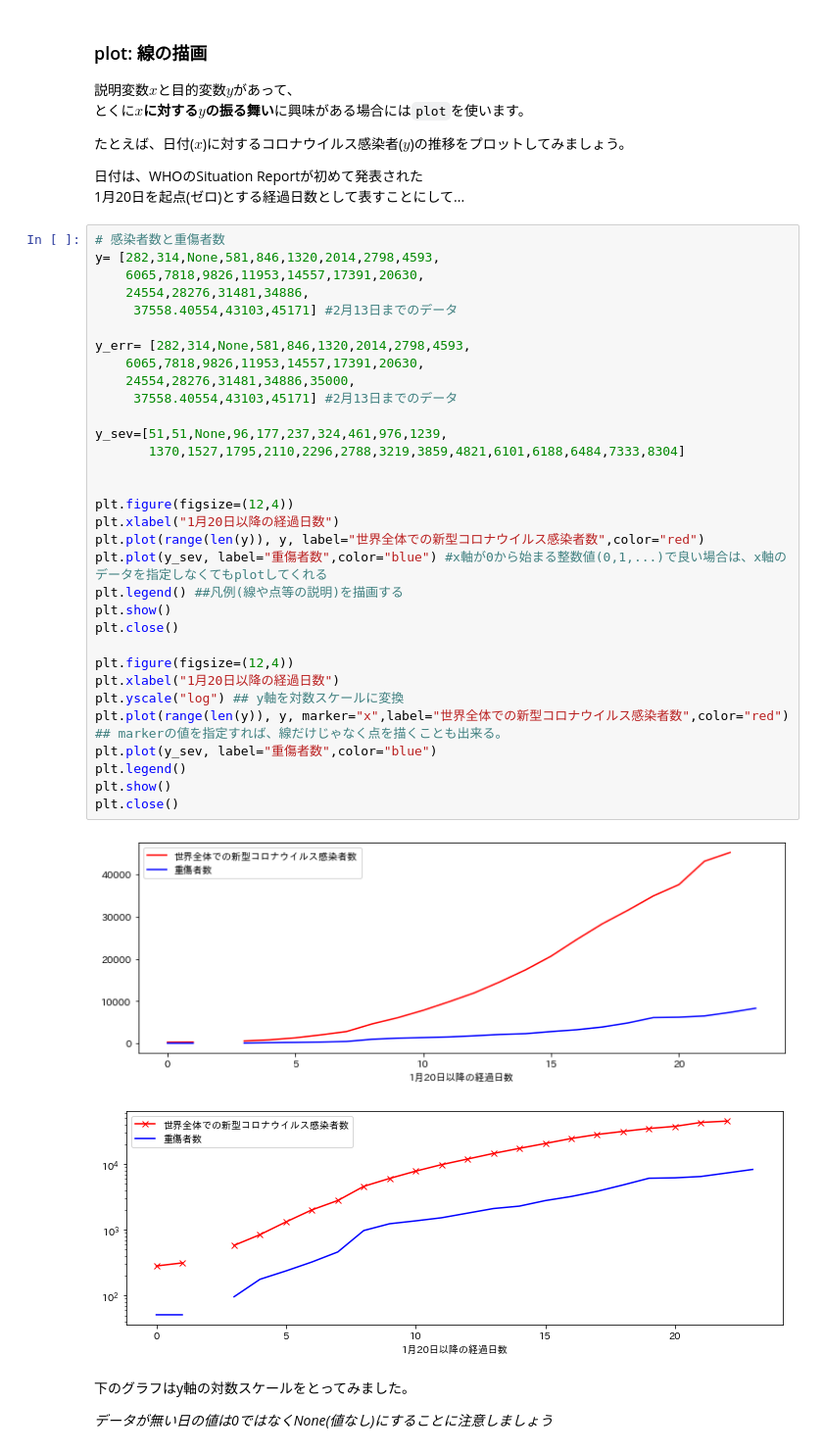
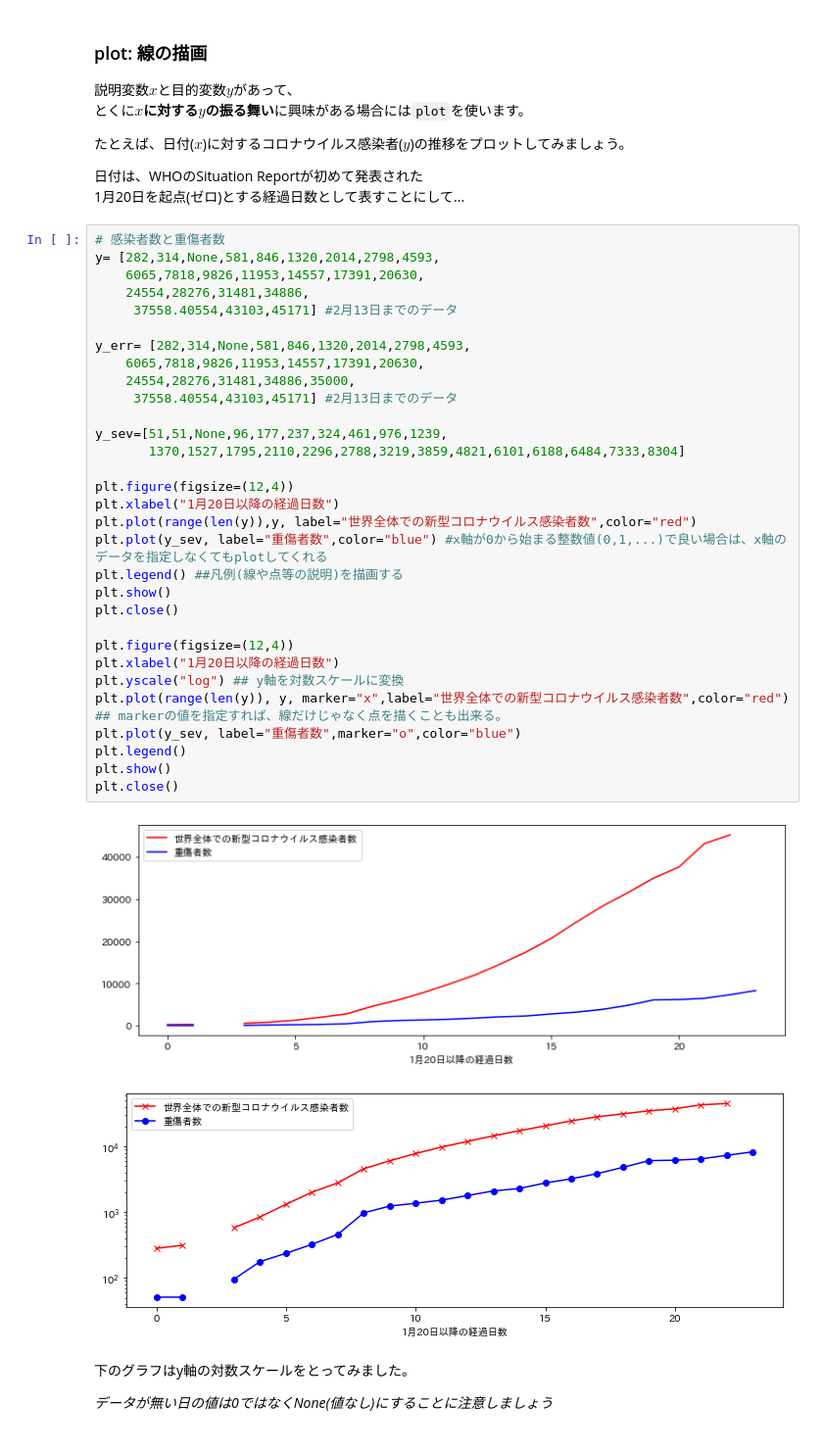
Before and after one commit to SotaYoshida/Lecture_DataScience, a Jupyter notebook: Python_chapter4_Matplotlib.ipynb, the cells around one changed output. Shown at 98% size. Saved outputs shown, nothing was run; the diff lists cells and outputs as text.

```diff
--- a/Python_chapter4_Matplotlib.ipynb
+++ b/Python_chapter4_Matplotlib.ipynb
@@ -260,37 +264,36 @@ plt.close()
 # 感染者数と重傷者数
 y= [282,314,None,581,846,1320,2014,2798,4593,
     6065,7818,9826,11953,14557,17391,20630,
     24554,28276,31481,34886,
      37558.40554,43103,45171] #2月13日までのデータ
 
 y_err= [282,314,None,581,846,1320,2014,2798,4593,
     6065,7818,9826,11953,14557,17391,20630,
     24554,28276,31481,34886,35000,
      37558.40554,43103,45171] #2月13日までのデータ
 
 y_sev=[51,51,None,96,177,237,324,461,976,1239,
        1370,1527,1795,2110,2296,2788,3219,3859,4821,6101,6188,6484,7333,8304]
 
-
 plt.figure(figsize=(12,4))
 plt.xlabel("1月20日以降の経過日数")
-plt.plot(range(len(y)), y, label="世界全体での新型コロナウイルス感染者数",color="red")
+plt.plot(range(len(y)),y, label="世界全体での新型コロナウイルス感染者数",color="red")
 plt.plot(y_sev, label="重傷者数",color="blue") #x軸が0から始まる整数値(0,1,...)で良い場合は、x軸のデータを指定しなくてもplotしてくれる
 plt.legend() ##凡例(線や点等の説明)を描画する
 plt.show()
 plt.close()
 
 plt.figure(figsize=(12,4))
 plt.xlabel("1月20日以降の経過日数")
 plt.yscale("log") ## y軸を対数スケールに変換
 plt.plot(range(len(y)), y, marker="x",label="世界全体での新型コロナウイルス感染者数",color="red") ## markerの値を指定すれば、線だけじゃなく点を描くことも出来る。
-plt.plot(y_sev, label="重傷者数",color="blue")
+plt.plot(y_sev, label="重傷者数",marker="o",color="blue")
 plt.legend()
 plt.show()
 plt.close()
 # %% [output]
 [figure]
-[figure, old version]
+[figure, new version]
 # %% [markdown]
 下のグラフはy軸の対数スケールをとってみました。
 
```
Also changed, not shown: parts of 10 cells of this notebook.
